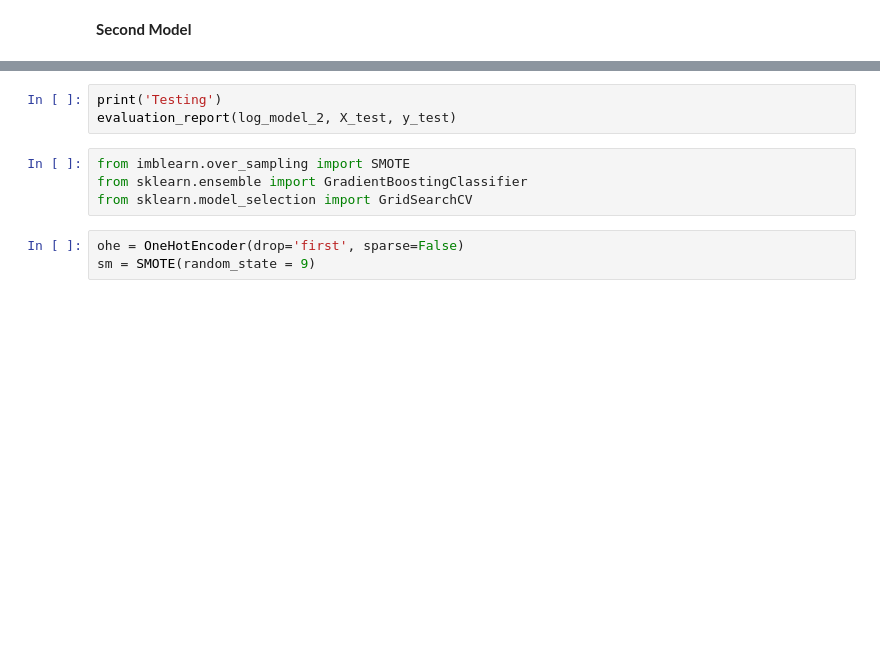
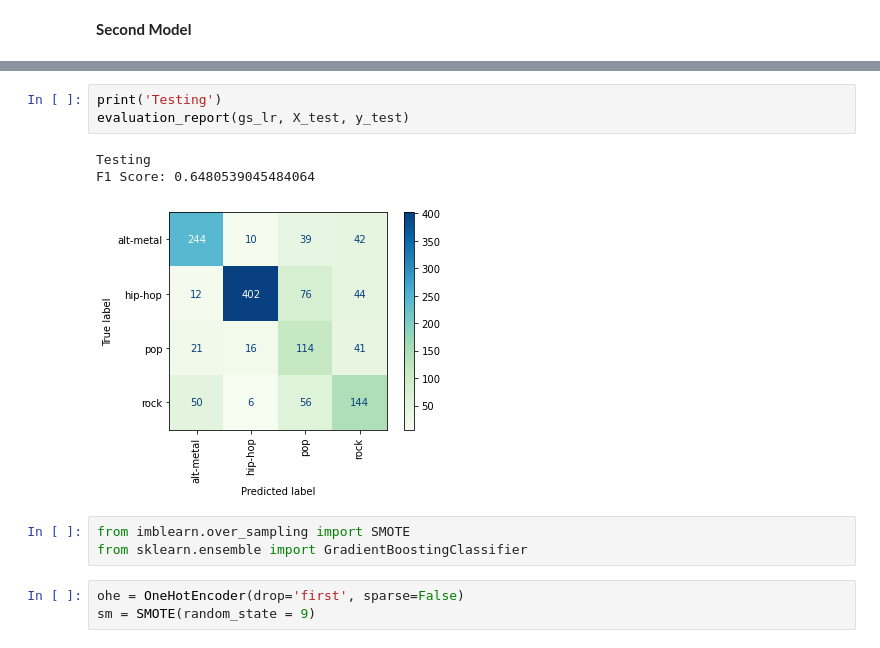
Before and after one commit to Hadryan/Music-Recommendation-System-24, a Jupyter notebook: Data-Modeling.ipynb, the cells around one changed output, grey strips where cells are left out. Cells and saved outputs as stored; diff of their text form; blank space fills up the shorter version.

```diff
--- a/Data-Modeling.ipynb
+++ b/Data-Modeling.ipynb
@@ -131,10 +172,13 @@ evaluation_report(log_model_2, X_train, y_train)
 # %%
 print('Testing')
-evaluation_report(log_model_2, X_test, y_test)
+evaluation_report(gs_lr, X_test, y_test)
+# %% [output]
+Testing
+F1 Score: 0.6480539045484064
+[figure, added]
 # %%
 from imblearn.over_sampling import SMOTE
 from sklearn.ensemble import GradientBoostingClassifier
-from sklearn.model_selection import GridSearchCV
 # %%
 ohe = OneHotEncoder(drop='first', sparse=False)
 sm = SMOTE(random_state = 9)
```
Also changed, not shown: parts of 30 cells of this notebook, 1 other file.
